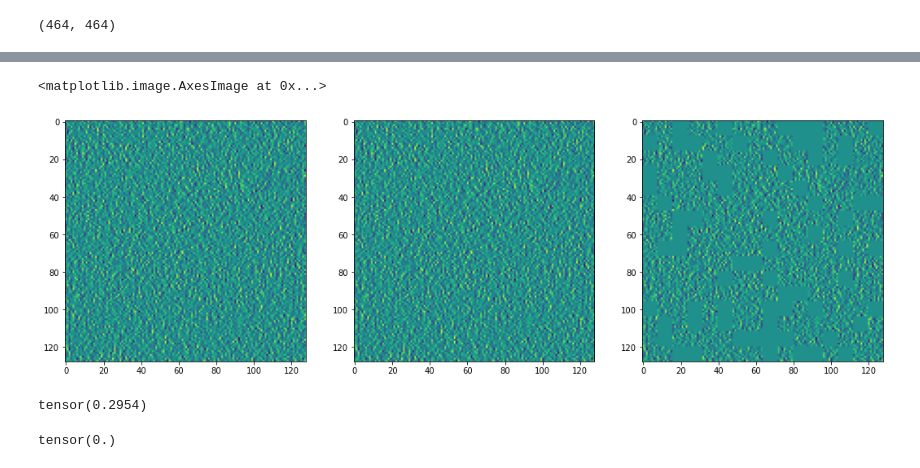
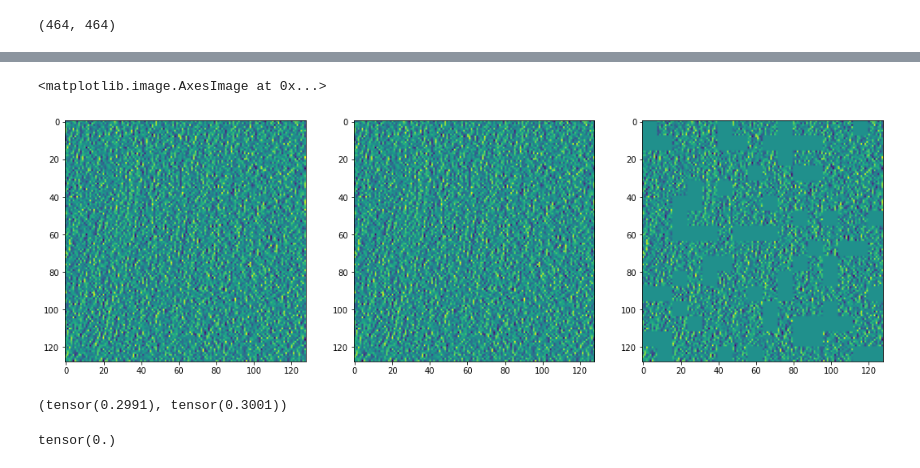
Before and after one commit to Fickincool/master-thesis, a Jupyter notebook: Notebooks/6.00_self2selfDenoising/6.00_dataloader_pilot.ipynb, the cells around one changed output, grey strips where cells are left out. Saved outputs shown, nothing was run; the diff lists cells and outputs as text; code cells hidden in the pictures.

```diff
--- a/Notebooks/6.00_self2selfDenoising/6.00_dataloader_pilot.ipynb
+++ b/Notebooks/6.00_self2selfDenoising/6.00_dataloader_pilot.ipynb
@@ -177,7 +191,7 @@ ymax, xmax
 # %% [output]
 (464, 464)
 # %%
-idx = 0
+idx = 31
 subtomo, target, mask = my_dataset[idx]
 subtomo.shape
 # %% [output]
@@ -196,21 +233,23 @@ plt.hist(target.squeeze().numpy().flatten(), alpha=0.5)
 # %%
 z0, y0, x0 = my_dataset.grid[idx]
 zmin, zmax = z0-subtomo_length//2, z0+subtomo_length//2
 ymin, ymax = y0-subtomo_length//2, y0+subtomo_length//2
 xmin, xmax = x0-subtomo_length//2, x0+subtomo_length//2
 
 aux_patch = tomo_data[zmin:zmax, ymin:ymax, xmin:xmax]
 
 fig, (ax0, ax1, ax2) = plt.subplots(1, 3, figsize=(18, 8))
 zidx = 43
-ax0.imshow((target+subtomo)[0][zidx])
+bernoulli_sample_idx = 2
+
+ax0.imshow((subtomo+target)[bernoulli_sample_idx][0][zidx])
 ax1.imshow(aux_patch[zidx])
-ax2.imshow(subtomo[0][zidx])
+ax2.imshow(subtomo[bernoulli_sample_idx][0][zidx])
 # %% [output]
 <matplotlib.image.AxesImage at 0x...>
-[figure, old version]
+[figure, new version]
 # %%
-(mask==0).sum()/torch.prod(torch.tensor(subtomo.shape))
+(mask==0).sum()/torch.prod(torch.tensor(subtomo.shape)), (mask[0]==0).sum()/torch.prod(torch.tensor(subtomo[0].shape))
 # %% [output]
-tensor(0.2954)
+(tensor(0.2991), tensor(0.3001))
 # %%
```
Also changed, not shown: parts of 10 cells of this notebook, 5 other files.
